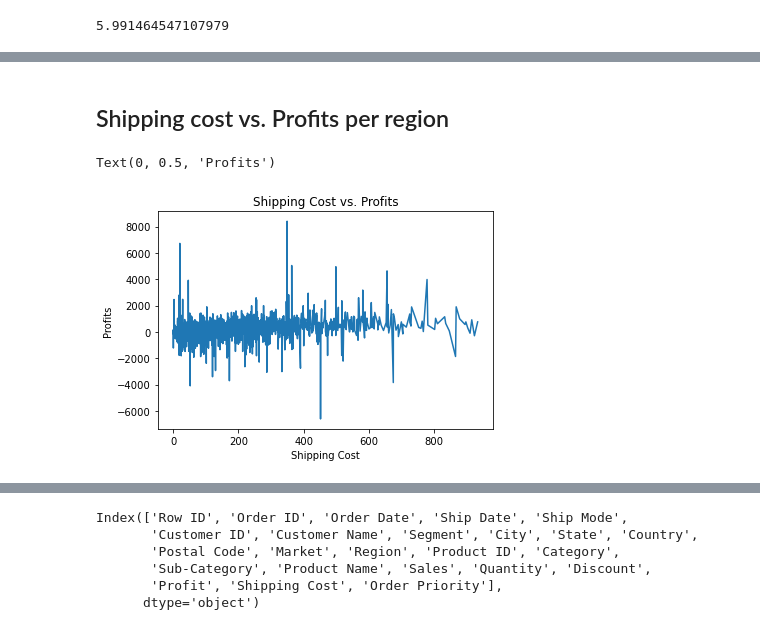
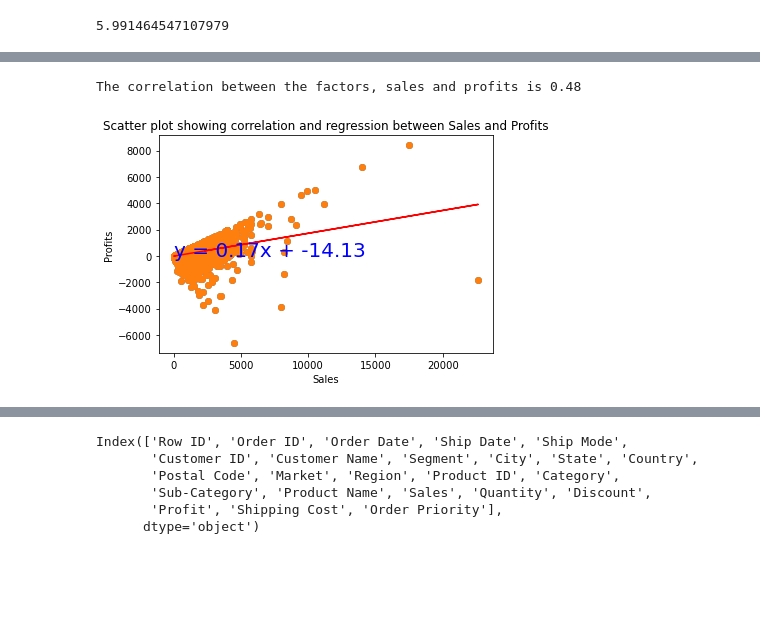
Before and after one commit to lmharlem/Project_GlobalSuperStore, a Jupyter notebook: GlobalSuperstore.ipynb, the cells around one changed output, grey strips where cells are left out. Cells and saved outputs as stored; diff of their text form; code cells hidden in the pictures; blank space fills up the shorter version.

Commit message:
Added more factors for correlation and updated comments/conclusions

```diff
--- a/GlobalSuperstore.ipynb
+++ b/GlobalSuperstore.ipynb
@@ -113,13 +102,22 @@ Text(0, 0.5, 'Profits')
-# %% [markdown]
-## Shipping cost vs. Profits per region
-# %%
-shipping_cost = sstore_df['Shipping Cost']
-profits
-
-plt.plot(shipping_cost,profits)
-plt.title('Shipping Cost vs. Profits')
-plt.xlabel('Shipping Cost')
-plt.ylabel('Profits')
-# %% [output]
-Text(0, 0.5, 'Profits')
-[figure, removed]
+# %%
+#Extracting the series of Sales and the corresponding Profit/Loss.
+sales = sstore_df['Sales']
+profits = sstore_df['Profit']
+# %%
+#Calculation of correlation between sales and profits.
+from scipy.stats import linregress
+correlation = st.pearsonr(sales,profits)
+plt.scatter(sales,profits)
+plt.title('Scatter plot showing correlation and regression between Sales and Profits')
+plt.xlabel('Sales')
+plt.ylabel('Profits')
+(slope, intercept, rvalue, pvalue, stderr) = linregress(sales, profits)
+regress_values = sales * slope + intercept
+line_eq = 'y = ' + str(round(slope,2)) + 'x + ' + str(round(intercept,2))
+plt.scatter(sales, profits)
+plt.plot(sales,regress_values,"r-")
+plt.annotate(line_eq,(0.5,10),fontsize=20,color='blue')
+print(f'The correlation between the factors, sales and profits is {round(correlation[0],2)}')
+# %% [output]
+The correlation between the factors, sales and profits is 0.48
+[figure, added]
```
Also changed, not shown: parts of 25 cells of this notebook, 1 other file.
